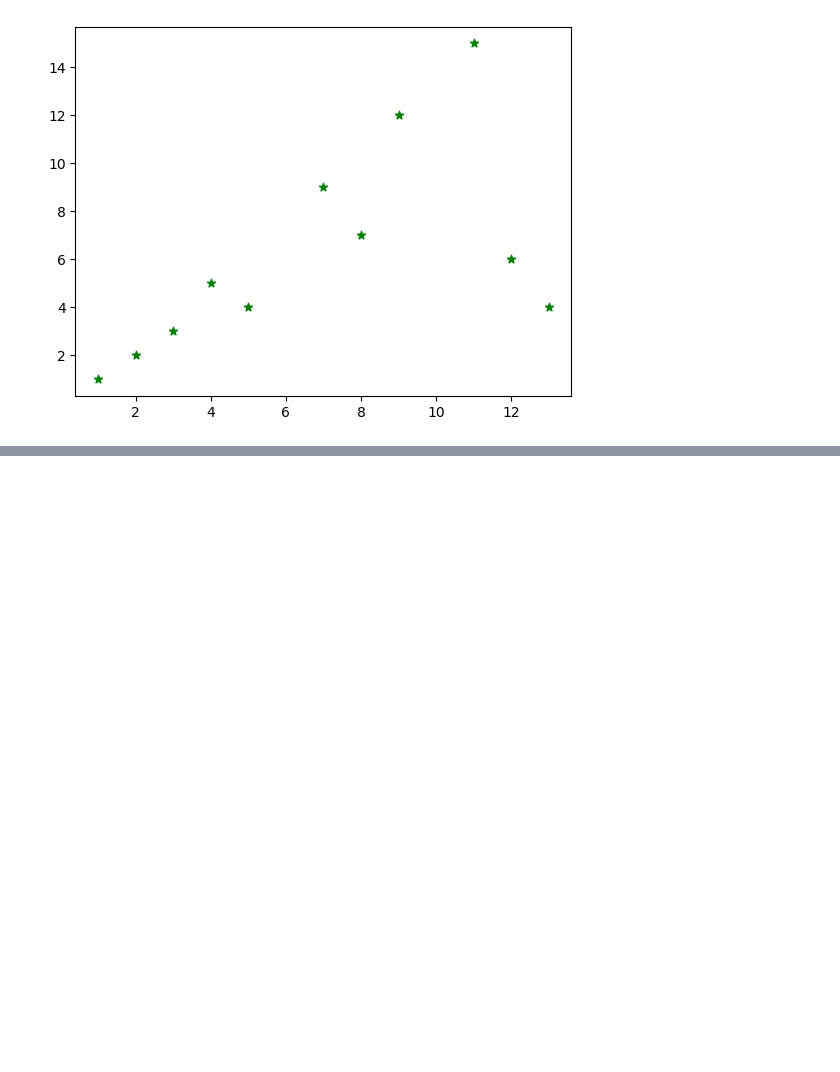
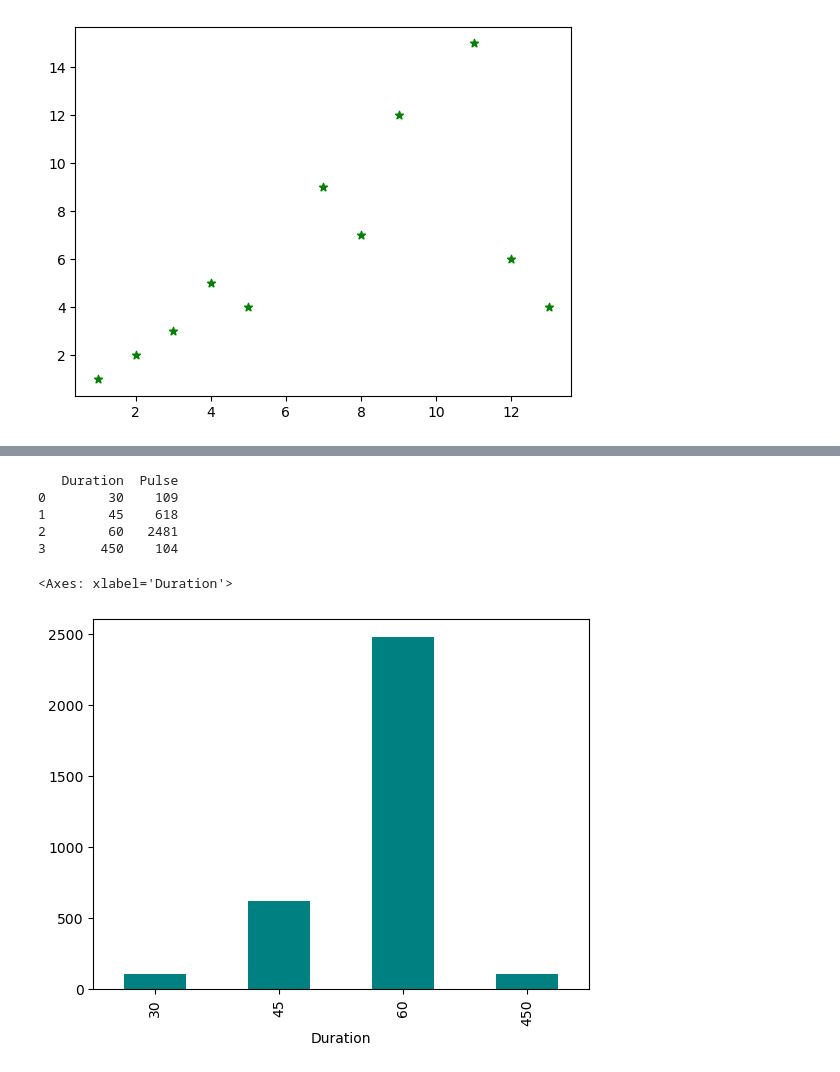
Before and after one commit to anshika-codes-AI/Complete-ML, a Jupyter notebook: 8-Data Analysis with Python/matplotlib.ipynb, the cells around one changed output, grey strips where cells are left out. Cells and saved outputs as stored; diff of their text form; code cells hidden in the pictures; blank space fills up the shorter version.

Commit message:
Data Visualisation with matplotlib

```diff
--- a/8-Data Analysis with Python/matplotlib.ipynb
+++ b/8-Data Analysis with Python/matplotlib.ipynb
@@ -108 +97,7 @@ plt.pie(sizes,explode=explode,labels=labels,colors = colors,autopct="%1.1f%%",sh
 [figure]
+# %%
+## Pulse data visualisation
+
+import pandas as pd
+pulse_data = pd.read_csv('data.csv')
+pulse_data.head()
@@ -108,0 +126,16 @@ plt.pie(sizes,explode=explode,labels=labels,colors = colors,autopct="%1.1f%%",sh
+# %%
+## Plot total sales by products
+## Pulse trend over time
+total_pulse = pulse_data.groupby('Duration')['Pulse'].sum()
+print(total_pulse)
+# %% [output]
+   Duration  Pulse
+0        30    109
+1        45    618
+2        60   2481
+3       450    104
+# %%
+total_pulse.plot(kind='bar',color = 'Teal')
+# %% [output]
+<Axes: xlabel='Duration'>
+[figure, added]
```
Also changed, not shown: parts of 4 cells of this notebook.
